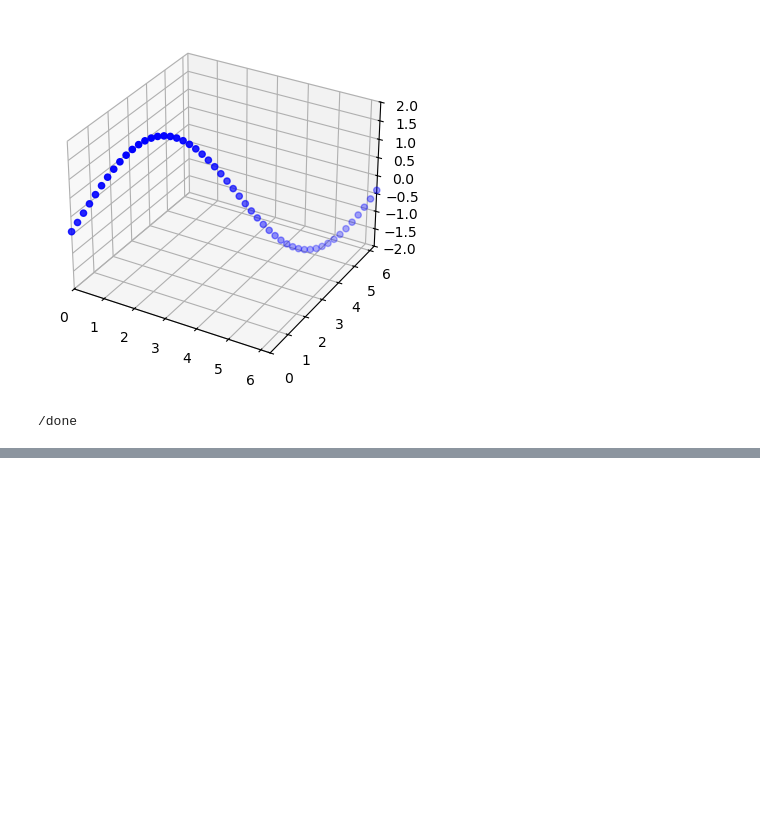
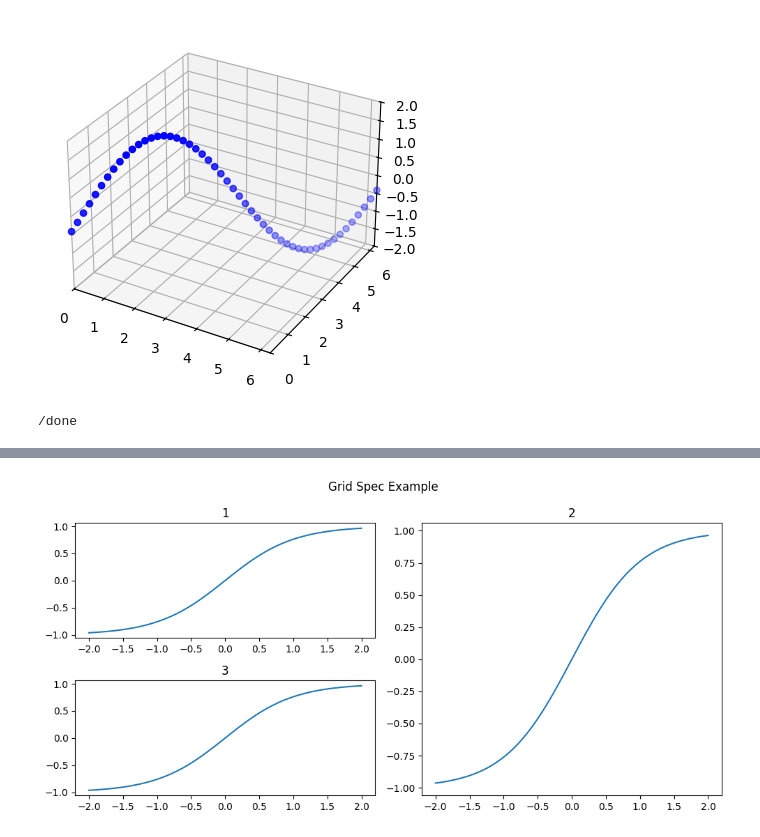
Before and after one commit to hansbuehler/cdxcore, a Jupyter notebook: notebooks/dynaplot.ipynb, the cells around one changed output, grey strips where cells are left out. Drawn from its saved outputs; the diff is of its cells as text; code cells hidden in the pictures; blank space fills up the shorter version.

```diff
--- a/notebooks/dynaplot.ipynb
+++ b/notebooks/dynaplot.ipynb
@@ -235,0 +291,22 @@ Plotting an image with IPython
+# %%
+"""
+Grid spec example
+"""
+
+%matplotlib inline
+from cdxcore.dynaplot import figure
+import numpy as np
+x = np.linspace(-2.,+2,101)
+y = np.tanh(x)
+fig = figure("Grid Spec Example", figsize=(10,5))
+gs  = fig.add_gridspec(2,2)
+
+ax = fig.add_subplot("1", spec_pos=gs[0,0] )
+ax.plot(x,y)
+ax = fig.add_subplot("2", spec_pos=gs[:,1] )
+ax.plot(x,y)
+ax = fig.add_subplot("3", spec_pos=gs[1,0] )
+ax.plot(x,y)
+fig.close()
+# %% [output]
+[figure, added]
```
Also changed, not shown: parts of 10 cells of this notebook, 31 other files.
